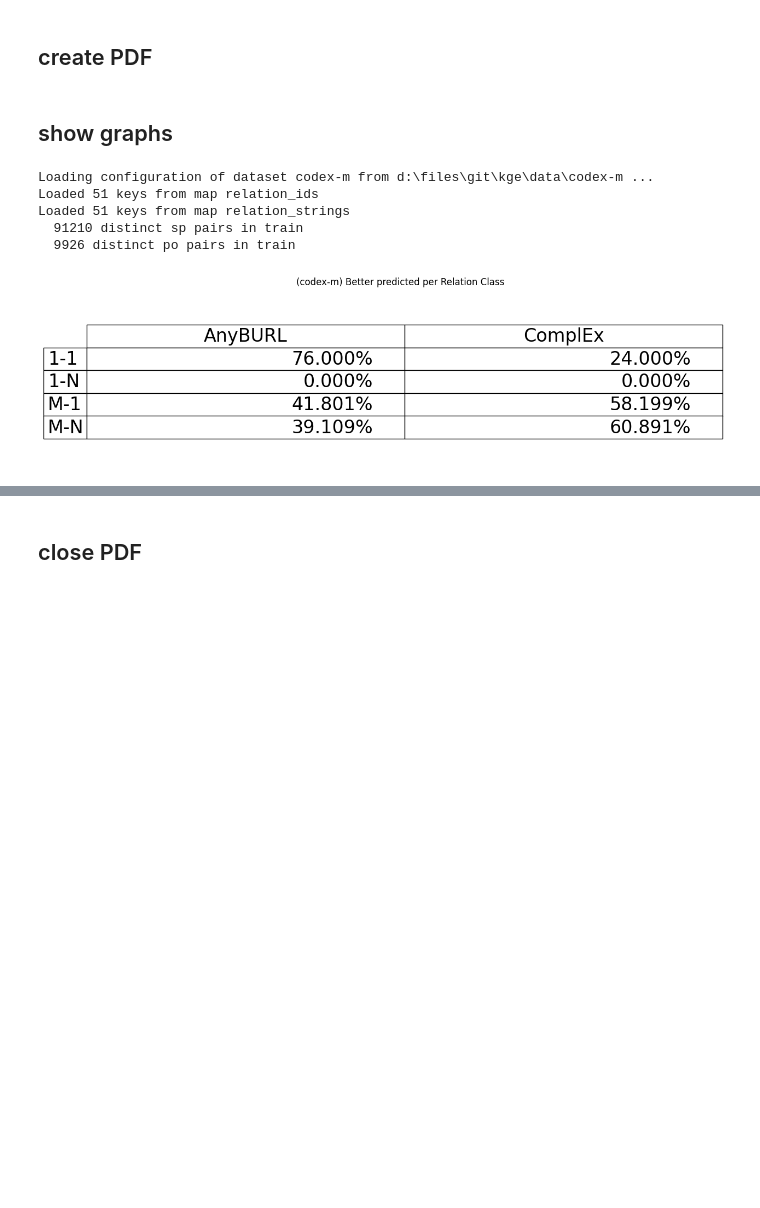
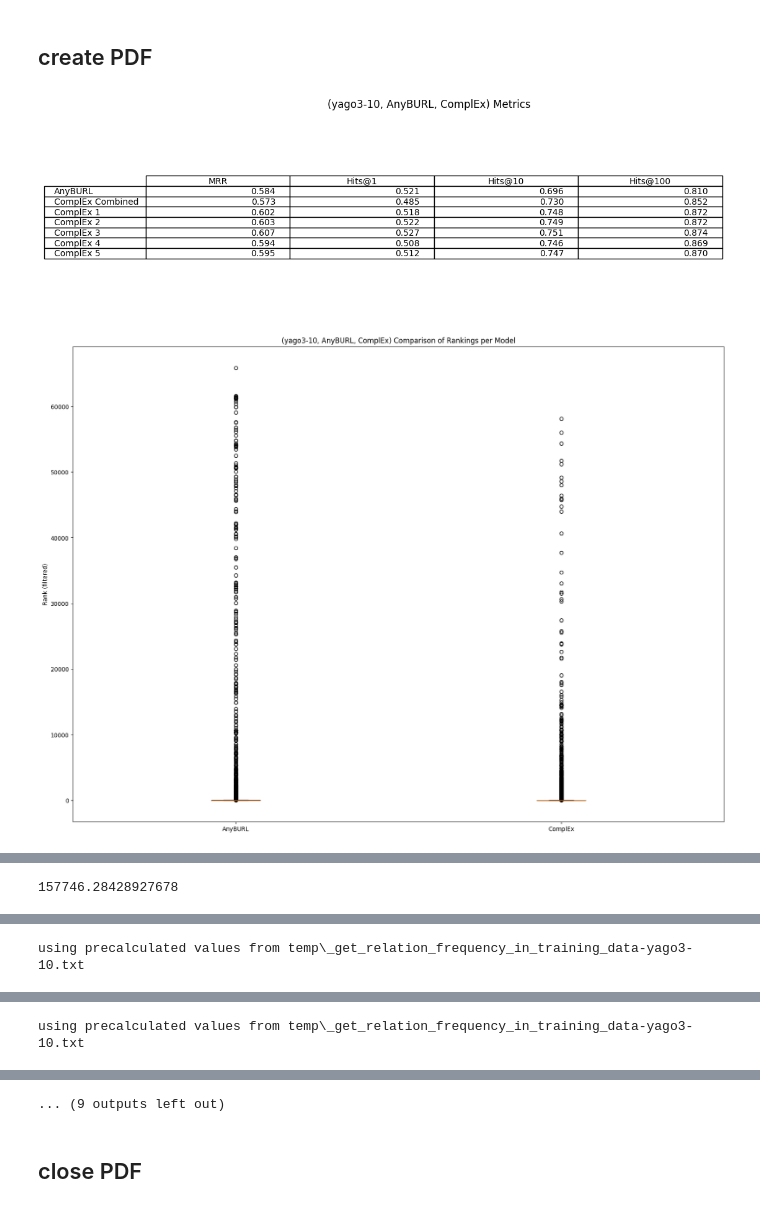
Before and after one commit to LJ171/Thesis, a Jupyter notebook: analysis.ipynb, the cells around one changed output, grey strips where cells are left out. Drawn from its saved outputs; the diff is of its cells as text; code cells hidden in the pictures; blank space fills up the shorter version.

```diff
--- a/analysis.ipynb
+++ b/analysis.ipynb
@@ -9,7 +9,8 @@ symbolic = 'anyburl'
 subsymbolic_name = 'ComplEx'
 subsymbolic = 'complex'
 
-bp_threshold = 5
+use_difference_psi = True
+bp_threshold = 15
 # %% [markdown]
 # Imports
 # %%
@@ -78,17 +83,8 @@ len(df)
 ## create PDF
 # %%
 pdf = PdfPages(f'analysis_for_{get_formatted_data_name(dataset_name, symbolic, subsymbolic)[0:-4]}.pdf')
-# %% [markdown]
-## show graphs
-# %%
-%run graphs.ipynb
-show_better_predicted_triples_per_relation_class_table(df, dataset_name, bp_threshold)
-# %% [output]
-Loading configuration of dataset codex-m from d:\files\git\kge\data\codex-m ...
-Loaded 51 keys from map relation_ids
-Loaded 51 keys from map relation_strings
-  91210 distinct sp pairs in train
-  9926 distinct po pairs in train
-[figure, removed]
 # %%
-show_all_graphs(df, dataset_name, bp_threshold)
+show_all_graphs(df, dataset_name, use_difference_psi, bp_threshold)
+# %% [output]
+[figure, added]
+[figure, added]
@@ -94,0 +92 @@ show_all_graphs(df, dataset_name, bp_threshold)
+157746.28428927678
@@ -94,0 +96 @@ show_all_graphs(df, dataset_name, bp_threshold)
+using precalculated values from temp\_get_relation_frequency_in_training_data-yago3-10.txt
@@ -94,0 +99 @@ show_all_graphs(df, dataset_name, bp_threshold)
+using precalculated values from temp\_get_relation_frequency_in_training_data-yago3-10.txt
@@ -95,3 +101,4 @@ show_all_graphs(df, dataset_name, bp_threshold)
+... (9 outputs left out)
 # %% [markdown]
 ## close PDF
 # %%
```
Also changed, not shown: parts of 5 cells of this notebook, 20 other files.
